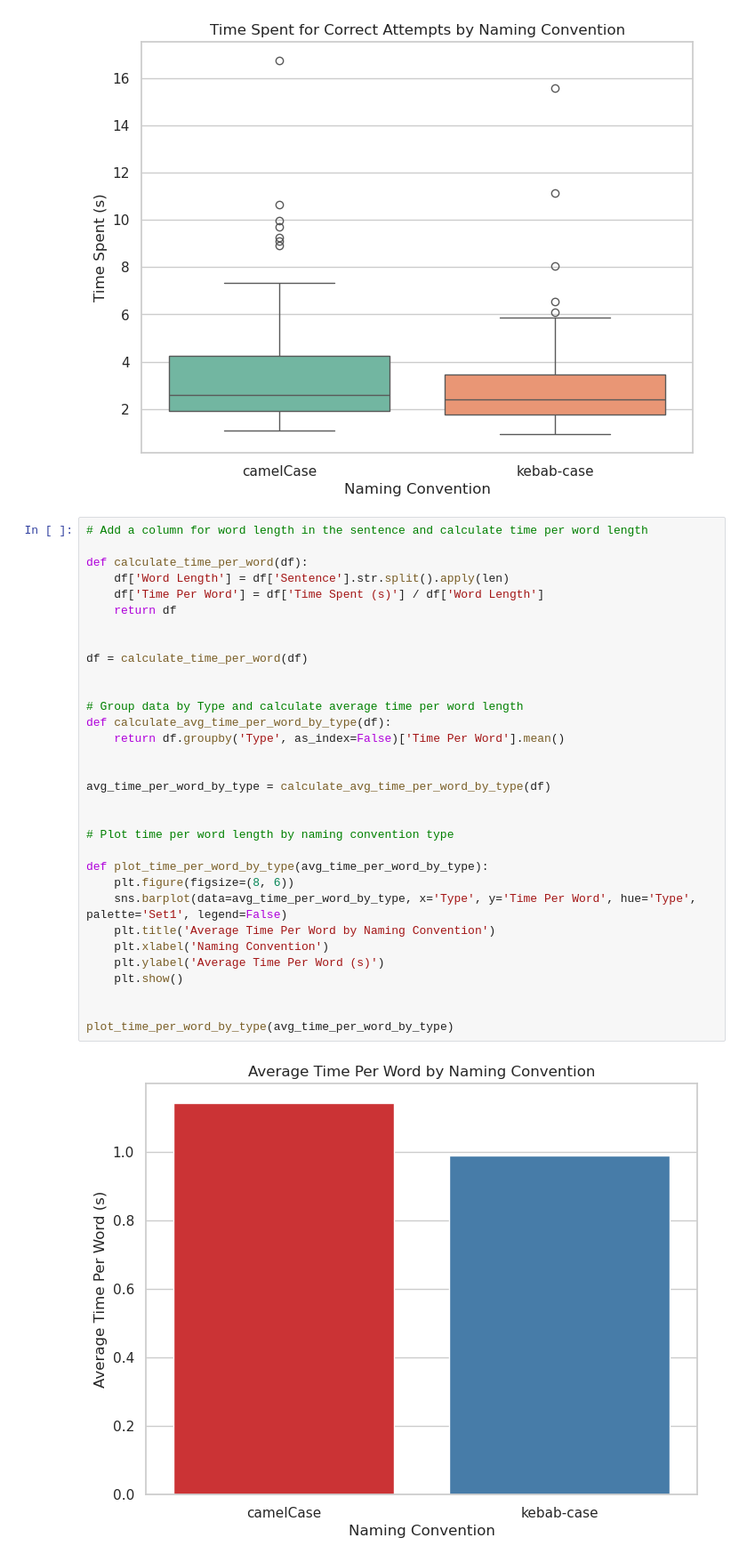
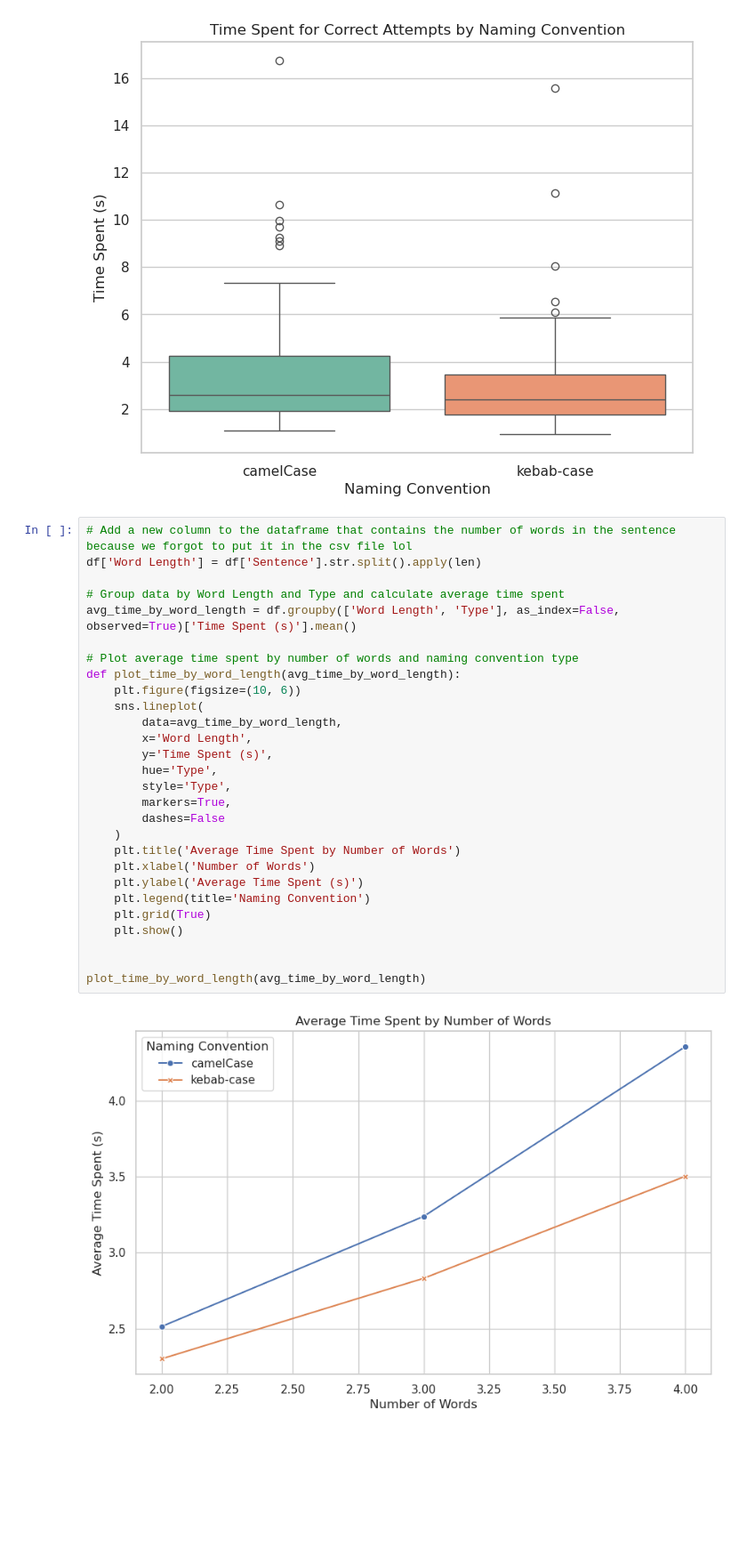
Before and after one commit to Giovo173/Exp-Eval, a Jupyter notebook: experiment 2/experiment-2/plotter.ipynb, the cells around one changed output. Shown at 89% size. Cells and saved outputs as stored; diff of their text form; blank space fills up the shorter version.

```diff
--- a/experiment 2/experiment-2/plotter.ipynb
+++ b/experiment 2/experiment-2/plotter.ipynb
@@ -155,36 +155,32 @@ plot_time_correct_attempts_by_type(df)
 # %% [output]
 [figure]
 # %%
-# Add a column for word length in the sentence and calculate time per word length
+# Add a new column to the dataframe that contains the number of words in the sentence because we forgot to put it in the csv file lol
+df['Word Length'] = df['Sentence'].str.split().apply(len)
 
-def calculate_time_per_word(df):
-    df['Word Length'] = df['Sentence'].str.split().apply(len)
-    df['Time Per Word'] = df['Time Spent (s)'] / df['Word Length']
-    return df
+# Group data by Word Length and Type and calculate average time spent
+avg_time_by_word_length = df.groupby(['Word Length', 'Type'], as_index=False, observed=True)['Time Spent (s)'].mean()
 
-
-df = calculate_time_per_word(df)
-
-
-# Group data by Type and calculate average time per word length
-def calculate_avg_time_per_word_by_type(df):
-    return df.groupby('Type', as_index=False)['Time Per Word'].mean()
-
-
-avg_time_per_word_by_type = calculate_avg_time_per_word_by_type(df)
-
-
-# Plot time per word length by naming convention type
-
-def plot_time_per_word_by_type(avg_time_per_word_by_type):
-    plt.figure(figsize=(8, 6))
-    sns.barplot(data=avg_time_per_word_by_type, x='Type', y='Time Per Word', hue='Type', palette='Set1', legend=False)
-    plt.title('Average Time Per Word by Naming Convention')
-    plt.xlabel('Naming Convention')
-    plt.ylabel('Average Time Per Word (s)')
+# Plot average time spent by number of words and naming convention type
+def plot_time_by_word_length(avg_time_by_word_length):
+    plt.figure(figsize=(10, 6))
+    sns.lineplot(
+        data=avg_time_by_word_length,
+        x='Word Length',
+        y='Time Spent (s)',
+        hue='Type',
+        style='Type',
+        markers=True,
+        dashes=False
+    )
+    plt.title('Average Time Spent by Number of Words')
+    plt.xlabel('Number of Words')
+    plt.ylabel('Average Time Spent (s)')
+    plt.legend(title='Naming Convention')
+    plt.grid(True)
     plt.show()
 
 
-plot_time_per_word_by_type(avg_time_per_word_by_type)
+plot_time_by_word_length(avg_time_by_word_length)
 # %% [output]
-[figure, old version]
+[figure, new version]
```
Also changed, not shown: parts of 7 cells of this notebook.
